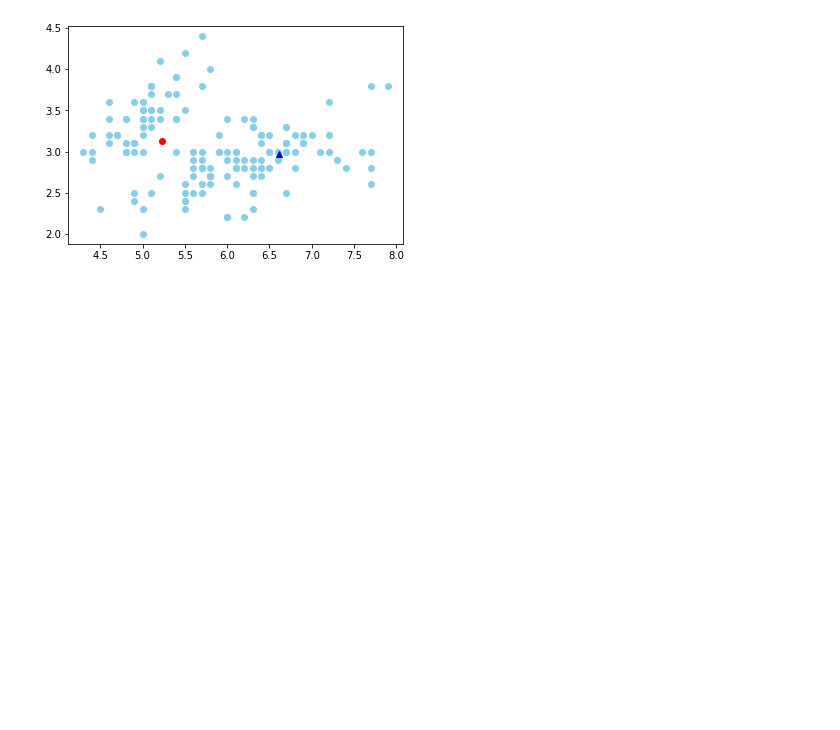
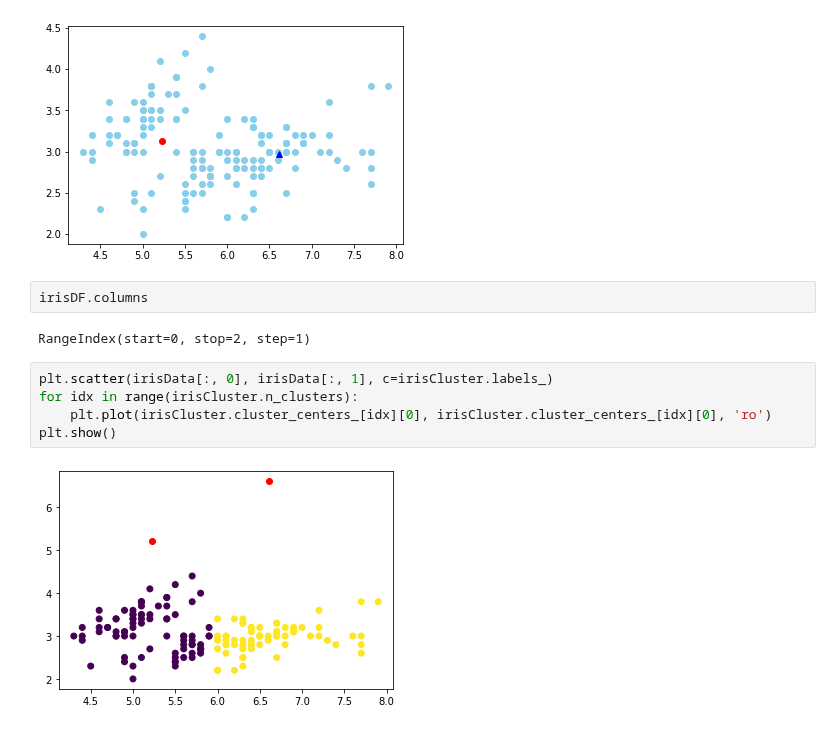
Before and after one commit to HoJin1014/KNU-BIGDATA-study, a Jupyter notebook: 2022.09.19/ex_kmeans_iris.ipynb, the cells around one changed output. Cells and saved outputs as stored; diff of their text form; blank space fills up the shorter version.

```diff
--- a/2022.09.19/ex_kmeans_iris.ipynb
+++ b/2022.09.19/ex_kmeans_iris.ipynb
@@ -76,3 +76,14 @@ plt.plot(irisCluster.cluster_centers_[1][0], irisCluster.cluster_centers_[1][1],
 plt.show()
 # %% [output]
 [figure]
+# %%
+irisDF.columns
+# %% [output]
+RangeIndex(start=0, stop=2, step=1)
+# %%
+plt.scatter(irisData[:, 0], irisData[:, 1], c=irisCluster.labels_)
+for idx in range(irisCluster.n_clusters):
+    plt.plot(irisCluster.cluster_centers_[idx][0], irisCluster.cluster_centers_[idx][0], 'ro')
+plt.show()
+# %% [output]
+[figure, added]
```
Also changed, not shown: parts of 4 cells of this notebook.
